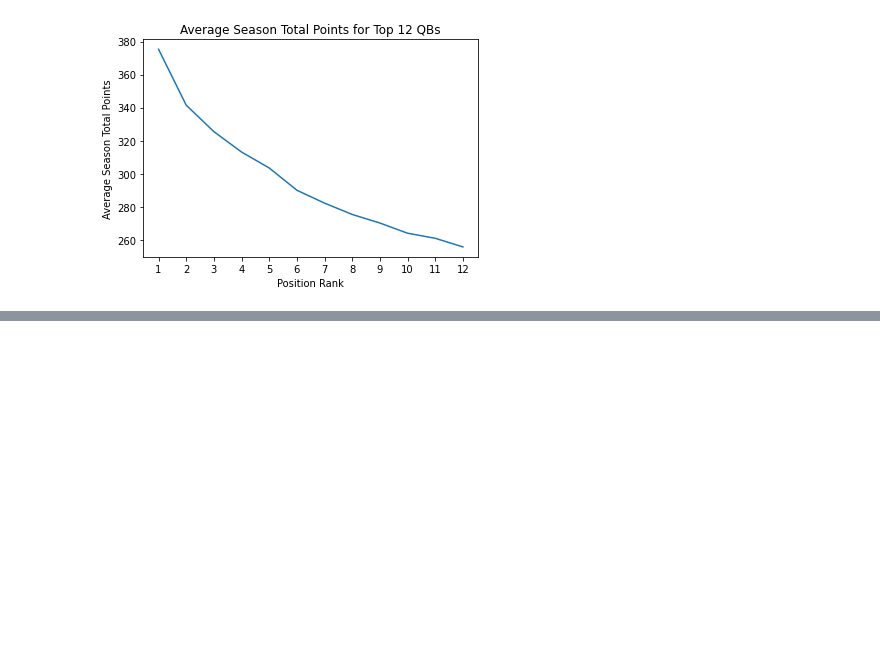
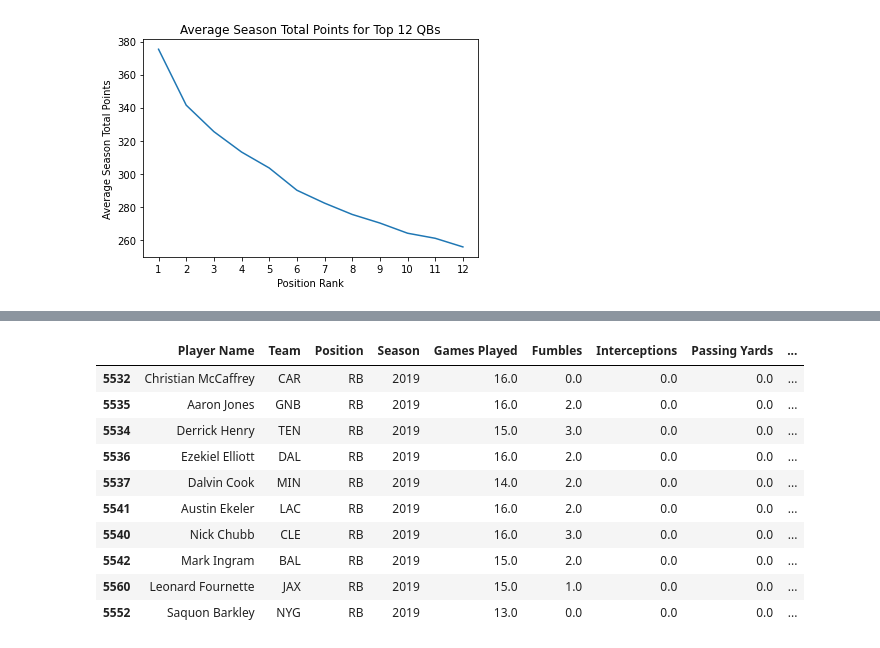
Before and after one commit to hathawayryan/project_one, a Jupyter notebook: main.ipynb, the cells around one changed output, grey strips where cells are left out. Saved outputs shown, nothing was run; the diff lists cells and outputs as text; code cells hidden in the pictures; blank space fills up the shorter version.

```diff
--- a/main.ipynb
+++ b/main.ipynb
@@ -259,0 +318,15 @@ te2015 = ["Maxx Williams", "Clive Walford", "Tyler Kroft", "Jeff Heuerman", "Bla
+# %%
+rb_rookie = rb_data.sort_values(['Half PPR Points Season Total']).groupby(['Season']).tail(10)
+rb_rookie.loc[rb_rookie['Season']==2019].sort_values(['Half PPR Points Season Total'], ascending=False)
+# %% [output]
+|  | Player Name | Team | Position | Season | Games Played | Fumbles | Interceptions | Passing Yards | ... |
+| 5532 | Christian McCaffrey | CAR | RB | 2019 | 16.0 | 0.0 | 0.0 | 0.0 | ... |
+| 5535 | Aaron Jones | GNB | RB | 2019 | 16.0 | 2.0 | 0.0 | 0.0 | ... |
+| 5534 | Derrick Henry | TEN | RB | 2019 | 15.0 | 3.0 | 0.0 | 0.0 | ... |
+| 5536 | Ezekiel Elliott | DAL | RB | 2019 | 16.0 | 2.0 | 0.0 | 0.0 | ... |
+| 5537 | Dalvin Cook | MIN | RB | 2019 | 14.0 | 2.0 | 0.0 | 0.0 | ... |
+| 5541 | Austin Ekeler | LAC | RB | 2019 | 16.0 | 2.0 | 0.0 | 0.0 | ... |
+| 5540 | Nick Chubb | CLE | RB | 2019 | 16.0 | 3.0 | 0.0 | 0.0 | ... |
+| 5542 | Mark Ingram | BAL | RB | 2019 | 15.0 | 2.0 | 0.0 | 0.0 | ... |
+| 5560 | Leonard Fournette | JAX | RB | 2019 | 15.0 | 1.0 | 0.0 | 0.0 | ... |
+| 5552 | Saquon Barkley | NYG | RB | 2019 | 13.0 | 0.0 | 0.0 | 0.0 | ... |
```
Also changed, not shown: parts of 5 cells of this notebook.
